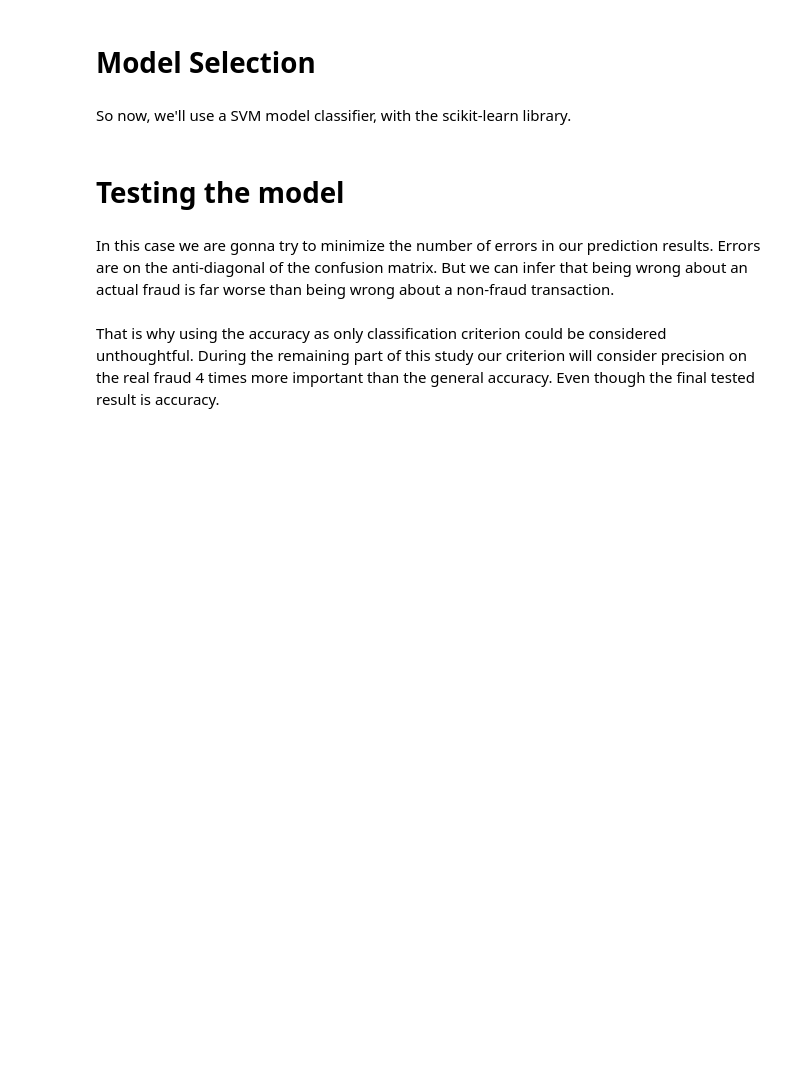
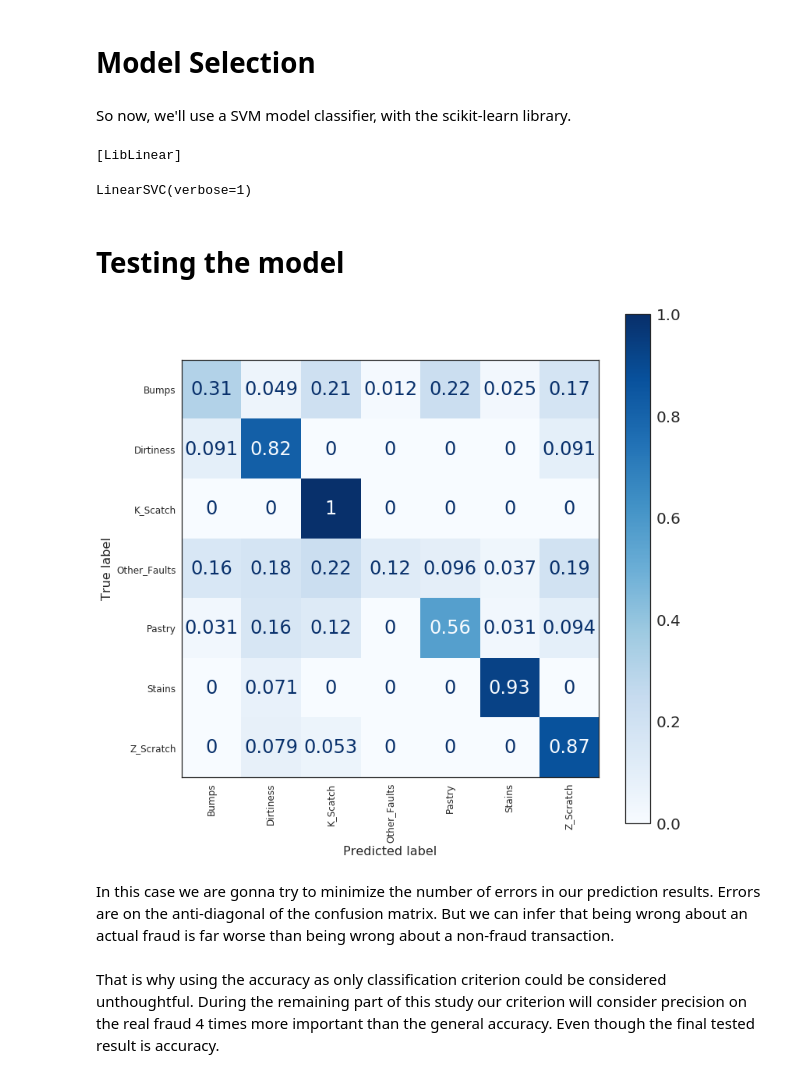
Before and after one commit to dn-lo/ECV_BigData, a Jupyter notebook: steelPlates.ipynb, the cells around one changed output. Drawn from its saved outputs; the diff is of its cells as text; code cells hidden in the pictures; blank space fills up the shorter version.

```diff
--- a/steelPlates.ipynb
+++ b/steelPlates.ipynb
@@ -176,0 +173,31 @@ plot_2d_space(X_sm, y_sm, 'SMOTE over-sampling')
+# %%
+# Oversampling of train dataset
+
+sm = SMOTE(sampling_strategy='not majority')
+X_sm, y_sm = sm.fit_resample(X_train, y_train)
+
+X = X_sm
+y = y_sm
+
+
+print('After OverSampling, the shape of train_X: {}'.format(X_sm.shape))
+print('After OverSampling, the shape of train_y: {} \n'.format(y_sm.shape))
+
+print("After OverSampling, counts of label '1': {}".format(sum(y_sm==1)))
+print("After OverSampling, counts of label '0': {}".format(sum(y_sm==0)))
+
+def plot_2d_space(X, y, label='Classes'):
+    colors = ['#1F77B4', '#FF7F0E']
+    markers = ['o', 's']
+    for l, c, m in zip(np.unique(y), colors, markers):
+        plt.scatter(
+            X[l == y, 0],
+            X[l == y, 1],
+            c=c, label=l, marker=m
+        )
+    plt.title(label)
+    plt.legend(loc='upper right')
+    plt.show()
+
+
+#plot_2d_space(X_sm, y_sm, 'SMOTE over-sampling')
@@ -183,5 +216,8 @@ classifier = svm.LinearSVC(verbose=1) # LinearSVC is a much faster implementatio
 # %%
 #scale training features and fit classifier
 scaler = preprocessing.MinMaxScaler()
-X_train_scale = scaler.fit_transform(X_train)
-classifier.fit(X_train_scale, y_train) # Then we train our model, with our balanced data train.
+X_train_scale = scaler.fit_transform(X_sm)
+classifier.fit(X_train_scale, y_sm) # Then we train our model, with our balanced data train.
+# %% [output]
+[LibLinear]
+LinearSVC(verbose=1)
@@ -193,18 +229,20 @@ X_test_scale = scaler.fit_transform(X_test)
 # %%
 classSorted = sorted(classNames) #sort class names to comply with labelEncoder order
 # cm = confusion_matrix(y_test, prediction_SVM)
-fig, ax = plt.subplots(figsize=(6, 6))
+fig, ax = plt.subplots(figsize=(12, ))
 
 disp = metrics.plot_confusion_matrix(classifier, X_test_scale, y_test,
                                  cmap=plt.cm.Blues,
                                  normalize='true',
                                  display_labels=classSorted,
                                  ax=ax)
 
 ax.tick_params(axis = 'x', labelsize = 12, labelrotation = 90)
 ax.tick_params(axis = 'y', labelsize = 12)
 ax.xaxis.label.set_size(16)
 ax.yaxis.label.set_size(16)
+# %% [output]
+[figure, added]
 # %% [markdown]
 In this case we are gonna try to minimize the number of errors in our prediction results. Errors are on the anti-diagonal of the confusion matrix.  But we can infer that being wrong about an actual fraud is far worse than being wrong about a non-fraud transaction.
 # %% [markdown]
```
Also changed, not shown: parts of 17 cells of this notebook.
